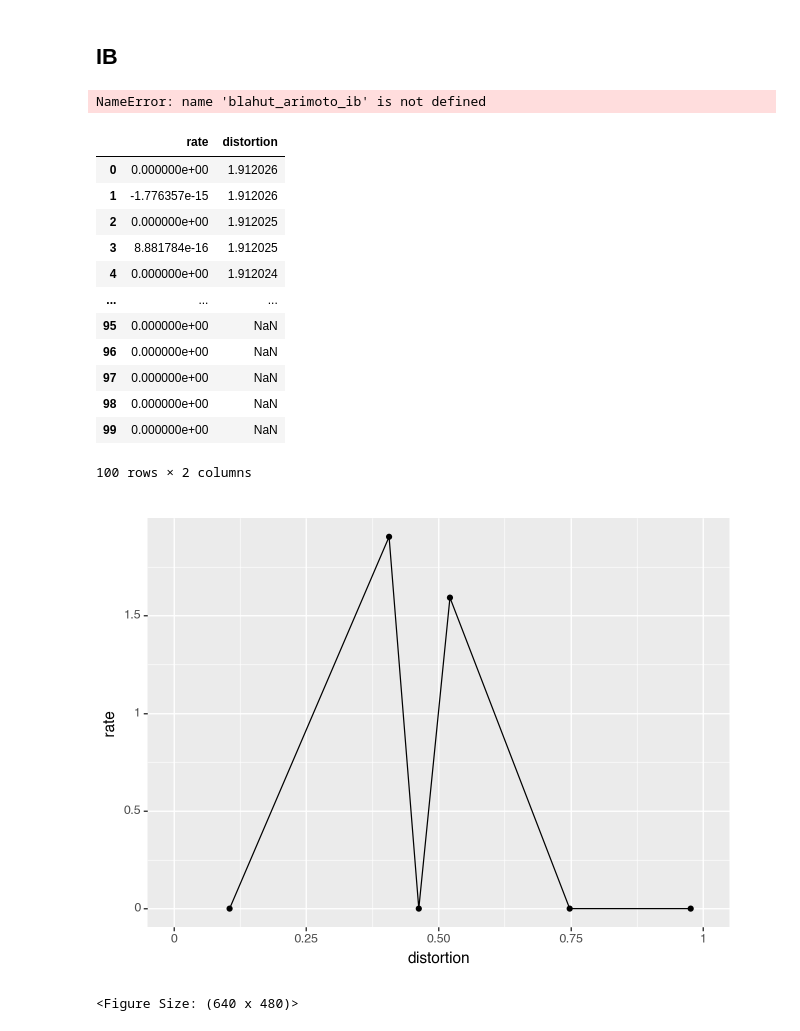
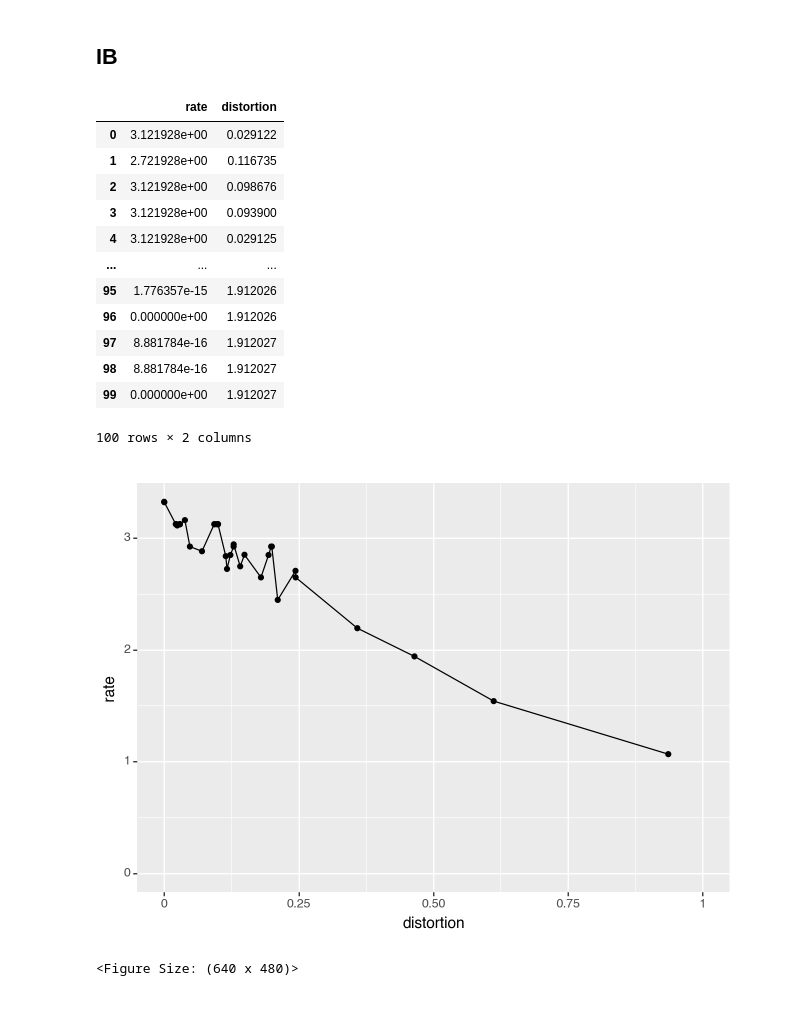
Before and after one commit to nathimel/rdot, a Jupyter notebook: src/examples/test_visualizations.ipynb, the cells around one changed output. Saved outputs shown, nothing was run; the diff lists cells and outputs as text; code cells hidden in the pictures.

Commit message:
get a curve

```diff
--- a/src/examples/test_visualizations.ipynb
+++ b/src/examples/test_visualizations.ipynb
@@ -107,33 +107,30 @@ pxy = py_x * px
 # Test many values of beta to sweep out a curve.
 betas = np.logspace(-5, 5, num=100)
 
-rd_values = [result[-2:] for result in ba_ib.ib_method(pxy, betas)]
+rd_values = [result[-2:] for result in ba_ib_torch.ib_method(pxy, betas)]
-# %% [output]
-NameError: name 'blahut_arimoto_ib' is not defined
 # %%
 data = pd.DataFrame(rd_values, columns=["rate", "distortion"])
 data
 # %% [output]
 |  | rate | distortion |
-| 0 | 0.000000e+00 | 1.912026 |
-| 1 | -1.776357e-15 | 1.912026 |
-| 2 | 0.000000e+00 | 1.912025 |
-| 3 | 8.881784e-16 | 1.912025 |
-| 4 | 0.000000e+00 | 1.912024 |
+| 0 | 3.121928e+00 | 0.029122 |
+| 1 | 2.721928e+00 | 0.116735 |
+| 2 | 3.121928e+00 | 0.098676 |
+| 3 | 3.121928e+00 | 0.093900 |
+| 4 | 3.121928e+00 | 0.029125 |
 | ... | ... | ... |
-| 95 | 0.000000e+00 | NaN |
-| 96 | 0.000000e+00 | NaN |
-| 97 | 0.000000e+00 | NaN |
-| 98 | 0.000000e+00 | NaN |
-| 99 | 0.000000e+00 | NaN |
+| 95 | 1.776357e-15 | 1.912026 |
+| 96 | 0.000000e+00 | 1.912026 |
+| 97 | 8.881784e-16 | 1.912027 |
+| 98 | 8.881784e-16 | 1.912027 |
+| 99 | 0.000000e+00 | 1.912027 |
 100 rows × 2 columns
 # %%
 (
     pn.ggplot(data, pn.aes(x="distortion", y="rate"))
     + pn.geom_point()
     + pn.geom_line()
-    + pn.xlim(0,1)
 )
 # %% [output]
-[figure, old version]
+[figure, new version]
 <Figure Size: (640 x 480)>
```
Also changed, not shown: parts of 1 cell of this notebook, 6 other files.
